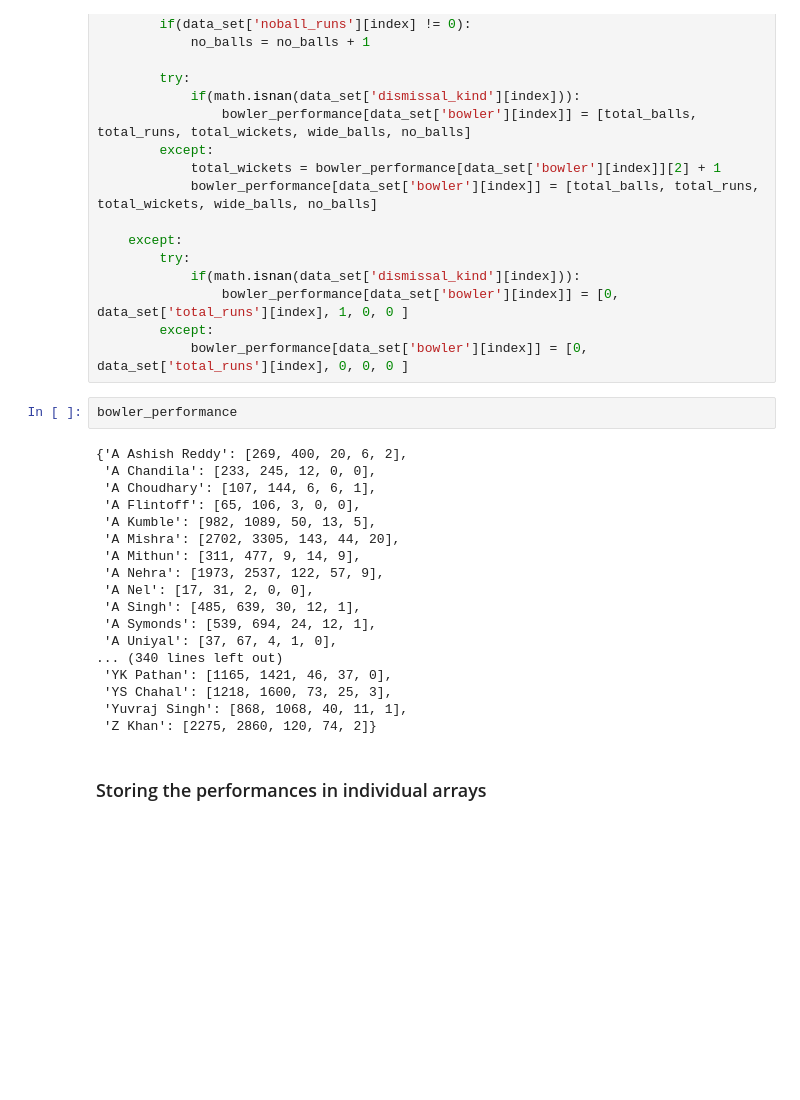
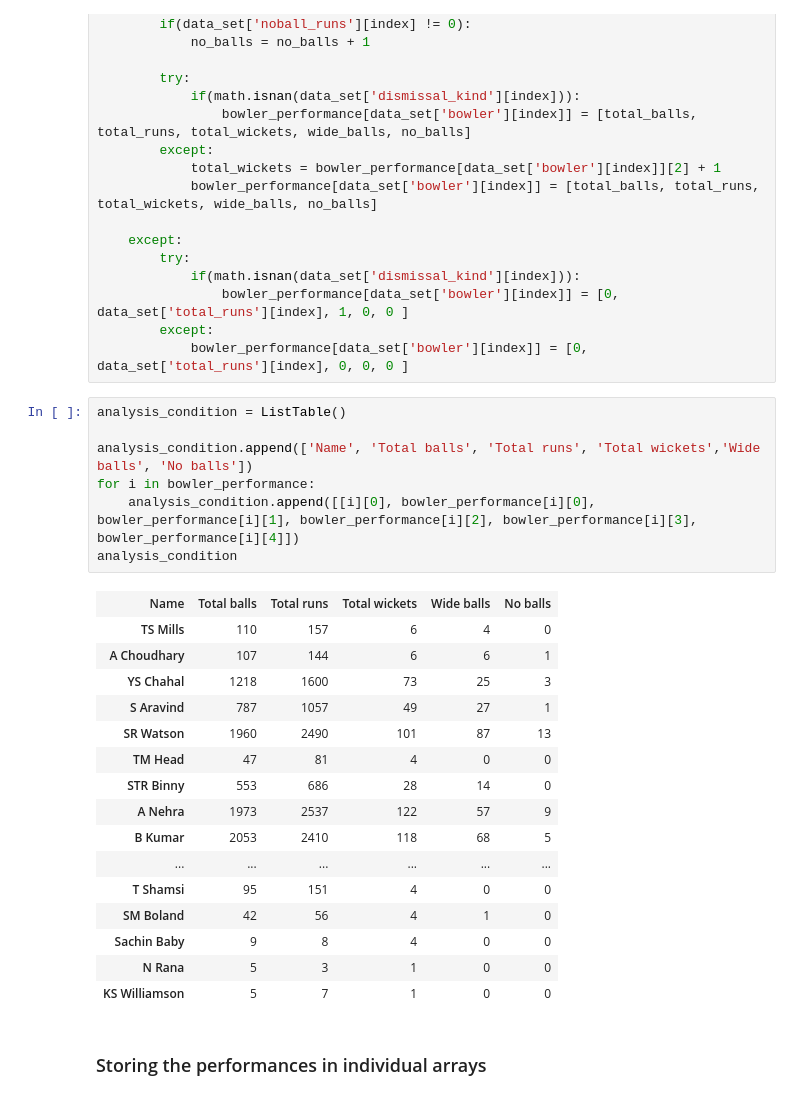
Before and after one commit to AnshulHedau/IPL_Insights, a Jupyter notebook: IPL - Bowler Analysis.ipynb, the cells around one changed output. Saved outputs shown, nothing was run; the diff lists cells and outputs as text; blank space fills up the shorter version.

```diff
--- a/IPL - Bowler Analysis.ipynb
+++ b/IPL - Bowler Analysis.ipynb
@@ -101,26 +136,30 @@ for index in range(0, len(data_set['bowler'])):
                 bowler_performance[data_set['bowler'][index]] = [0, data_set['total_runs'][index], 1, 0, 0 ]
         except:
             bowler_performance[data_set['bowler'][index]] = [0, data_set['total_runs'][index], 0, 0, 0 ]
-# %%
-bowler_performance
-# %% [output]
-{'A Ashish Reddy': [269, 400, 20, 6, 2],
- 'A Chandila': [233, 245, 12, 0, 0],
- 'A Choudhary': [107, 144, 6, 6, 1],
- 'A Flintoff': [65, 106, 3, 0, 0],
- 'A Kumble': [982, 1089, 50, 13, 5],
- 'A Mishra': [2702, 3305, 143, 44, 20],
- 'A Mithun': [311, 477, 9, 14, 9],
- 'A Nehra': [1973, 2537, 122, 57, 9],
- 'A Nel': [17, 31, 2, 0, 0],
- 'A Singh': [485, 639, 30, 12, 1],
- 'A Symonds': [539, 694, 24, 12, 1],
- 'A Uniyal': [37, 67, 4, 1, 0],
-... (340 lines left out)
- 'YK Pathan': [1165, 1421, 46, 37, 0],
- 'YS Chahal': [1218, 1600, 73, 25, 3],
- 'Yuvraj Singh': [868, 1068, 40, 11, 1],
- 'Z Khan': [2275, 2860, 120, 74, 2]}
+# %%
+analysis_condition = ListTable()
+
+analysis_condition.append(['Name', 'Total balls', 'Total runs', 'Total wickets','Wide balls', 'No balls'])
+for i in bowler_performance:
+    analysis_condition.append([[i][0], bowler_performance[i][0], bowler_performance[i][1], bowler_performance[i][2], bowler_performance[i][3], bowler_performance[i][4]])
+analysis_condition
+# %% [output]
+| Name | Total balls | Total runs | Total wickets | Wide balls | No balls |
+| TS Mills | 110 | 157 | 6 | 4 | 0 |
+| A Choudhary | 107 | 144 | 6 | 6 | 1 |
+| YS Chahal | 1218 | 1600 | 73 | 25 | 3 |
+| S Aravind | 787 | 1057 | 49 | 27 | 1 |
+| SR Watson | 1960 | 2490 | 101 | 87 | 13 |
+| TM Head | 47 | 81 | 4 | 0 | 0 |
+| STR Binny | 553 | 686 | 28 | 14 | 0 |
+| A Nehra | 1973 | 2537 | 122 | 57 | 9 |
+| B Kumar | 2053 | 2410 | 118 | 68 | 5 |
+| ... | ... | ... | ... | ... | ... |
+| T Shamsi | 95 | 151 | 4 | 0 | 0 |
+| SM Boland | 42 | 56 | 4 | 1 | 0 |
+| Sachin Baby | 9 | 8 | 4 | 0 | 0 |
+| N Rana | 5 | 3 | 1 | 0 | 0 |
+| KS Williamson | 5 | 7 | 1 | 0 | 0 |
 # %% [markdown]
 ### Storing the performances in individual arrays
 # %%
```
Also changed, not shown: parts of 8 cells of this notebook, 3 other files.
